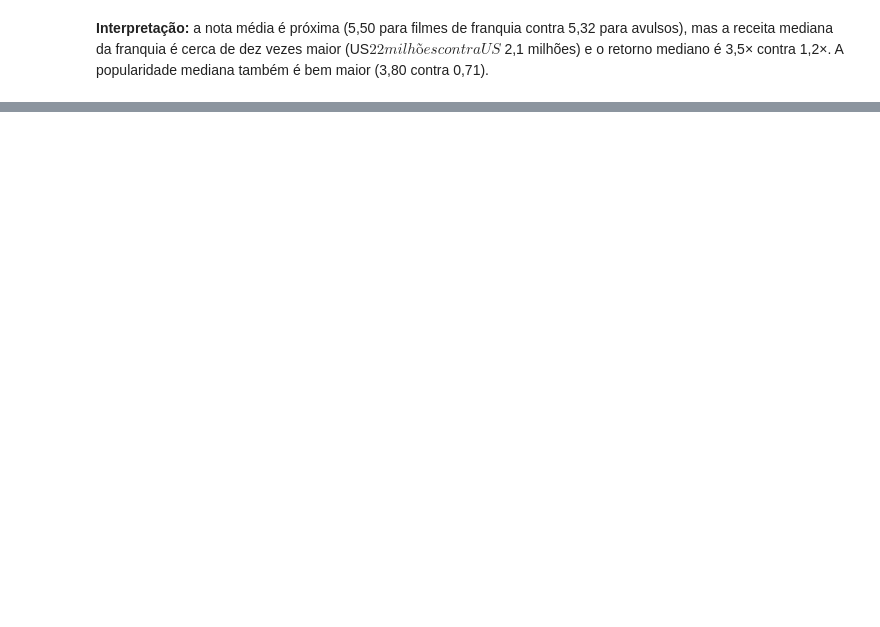
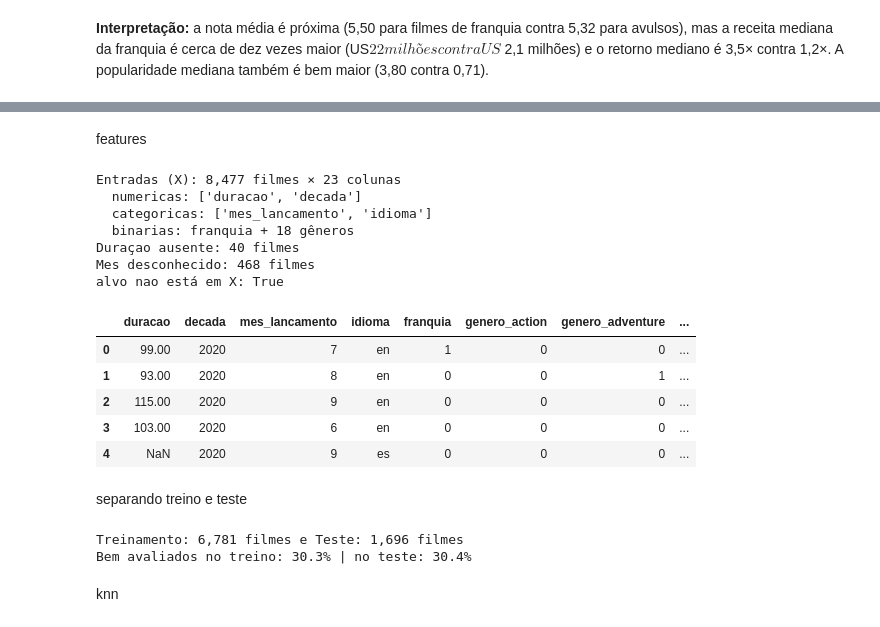
Before and after one commit to Mateuscruz19/HorrorMoviesData, a Jupyter notebook: RA3_2_visualizacoes.ipynb, the cells around one changed output, grey strips where cells are left out. Saved outputs shown, nothing was run; the diff lists cells and outputs as text; code cells hidden in the pictures; blank space fills up the shorter version.

```diff
--- a/RA3_2_visualizacoes.ipynb
+++ b/RA3_2_visualizacoes.ipynb
@@ -398,0 +448,13 @@ plt.show()
+# %%
+base = df[df["nota_confiavel"]].copy()
+base["bem_avaliado"] = (base["vote_average"] >= 6).astype(int)
+nomes_classes = {0: "Não bem avaliado", 1: "Bem avaliado"}
+
+distribuicao = base["bem_avaliado"].value_counts().sort_index().to_frame("filmes")
+distribuicao["% dos filmes"] = distribuicao["filmes"] / len(base) * 100
+distribuicao.index = distribuicao.index.map(nomes_classes)
+distribuicao.index.name = "classe"
+
+print(f"Filmes com nota confiável: {len(base):,}")
+print("Alvo: bem_avaliado (1 = nota ≥ 6; 0 = nota < 6)")
+display(distribuicao.style.format({"filmes": "{:,}", "% dos filmes": "{:.1f}%"}))
@@ -398,0 +468,61 @@ plt.show()
+# %% [markdown]
+features
+# %%
+generos = base["genre_names"].fillna("").str.get_dummies(sep=", ")
+generos = generos.drop(columns="Horror", errors="ignore")
+generos.columns = ["genero_" + nome.lower().replace(" ", "_") for nome in generos.columns]
+
+data_so_ano = base["release_date"].dt.month.eq(1) & base["release_date"].dt.day.eq(1)
+mes_lancamento = base["mes"].astype("Int64").astype("string").where(~data_so_ano, "desconhecido")
+
+X = pd.concat([
+    pd.DataFrame({
+        "duracao": base["runtime"].where(base["runtime"] > 0).astype(float),  # 0 minuto = não informado
+        "decada": base["decada"].astype(int),
+        "mes_lancamento": mes_lancamento.fillna("desconhecido").astype(str),
+        "idioma": base["idioma"].fillna("desconhecido").astype(str),
+        "franquia": base["franquia"].fillna(False).astype(int),
+    }, index=base.index),
+    generos,
+], axis=1)
+y = base["bem_avaliado"]
+
+colunas_numericas = ["duracao", "decada"]
+colunas_categoricas = ["mes_lancamento", "idioma"]
+colunas_binarias = ["franquia"] + list(generos.columns)
+
+print(f"Entradas (X): {X.shape[0]:,} filmes × {X.shape[1]} colunas")
+print(f"  numericas: {colunas_numericas}")
+print(f"  categoricas: {colunas_categoricas}")
+print(f"  binarias: franquia + {len(generos.columns)} gêneros")
+print(f"Duraçao ausente: {int(X['duracao'].isna().sum()):,} filmes")
+print(f"Mes desconhecido: {int(X['mes_lancamento'].eq('desconhecido').sum()):,} filmes")
+print("alvo nao está em X:", "bem_avaliado" not in X.columns and "vote_average" not in X.columns)
+display(X.head())
+# %% [output]
+Entradas (X): 8,477 filmes × 23 colunas
+  numericas: ['duracao', 'decada']
+  categoricas: ['mes_lancamento', 'idioma']
+  binarias: franquia + 18 gêneros
+Duraçao ausente: 40 filmes
+Mes desconhecido: 468 filmes
+alvo nao está em X: True
+|  | duracao | decada | mes_lancamento | idioma | franquia | genero_action | genero_adventure | ... |
+| 0 | 99.00 | 2020 | 7 | en | 1 | 0 | 0 | ... |
+| 1 | 93.00 | 2020 | 8 | en | 0 | 0 | 1 | ... |
+| 2 | 115.00 | 2020 | 9 | en | 0 | 0 | 0 | ... |
+| 3 | 103.00 | 2020 | 6 | en | 0 | 0 | 0 | ... |
+| 4 | NaN | 2020 | 9 | es | 0 | 0 | 0 | ... |
+# %% [markdown]
+separando treino e teste
+# %%
+X_treino, X_teste, y_treino, y_teste = train_test_split(
+    X, y, test_size=0.20, random_state=SEMENTE, stratify=y,
+)
+print(f"Treinamento: {len(X_treino):,} filmes e Teste: {len(X_teste):,} filmes")
+print(f"Bem avaliados no treino: {y_treino.mean():.1%} | no teste: {y_teste.mean():.1%}")
+# %% [output]
+Treinamento: 6,781 filmes e Teste: 1,696 filmes
+Bem avaliados no treino: 30.3% | no teste: 30.4%
+# %% [markdown]
+knn
```
Also changed, not shown: parts of 23 cells of this notebook.
